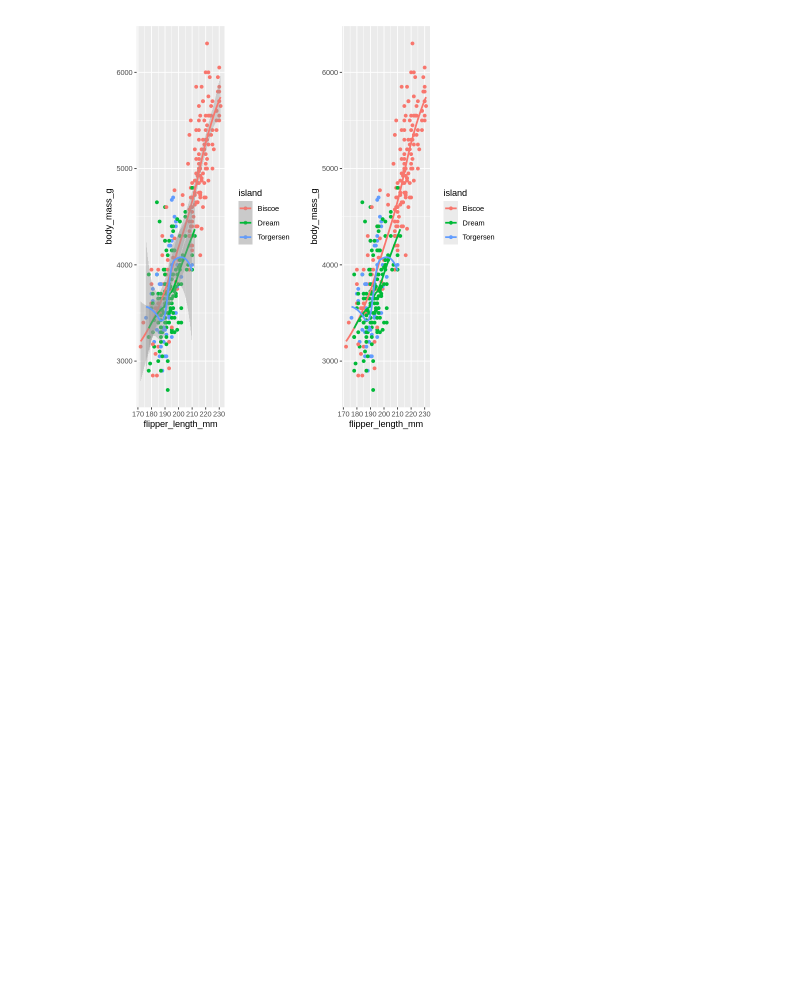
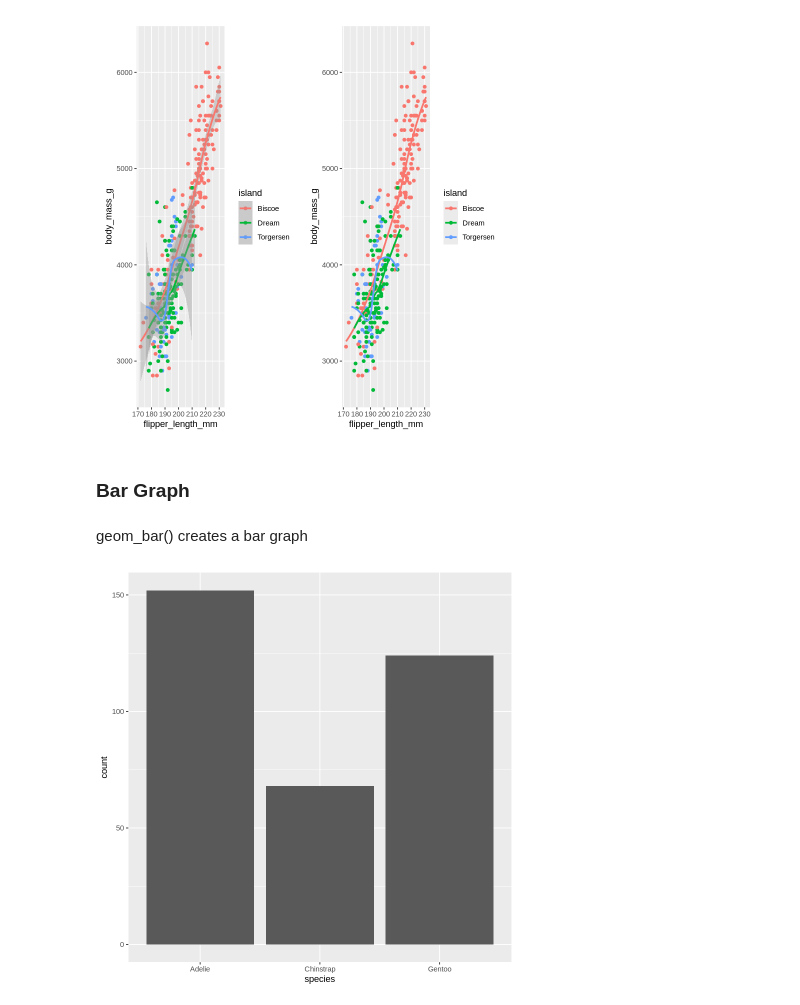
Before and after one commit to glennnoronha/R, a Jupyter notebook: data_visualization.ipynb, the cells around one changed output. Drawn from its saved outputs; the diff is of its cells as text; code cells hidden in the pictures; blank space fills up the shorter version.

Commit message:
working with more types of plots/graphs

```diff
--- a/data_visualization.ipynb
+++ b/data_visualization.ipynb
@@ -257,3 +259,13 @@ Warning message:
 “Removed 2 rows containing missing values or values outside the scale range
 (`geom_point()`).”
 [figure]
+# %% [markdown]
+### Bar Graph
+# %% [markdown]
+geom_bar() creates a bar graph
+# %%
+penguins %>%
+  ggplot(aes(x = species)) +
+  geom_bar()
+# %% [output]
+[figure, added]
```
Also changed, not shown: parts of 16 cells of this notebook.
